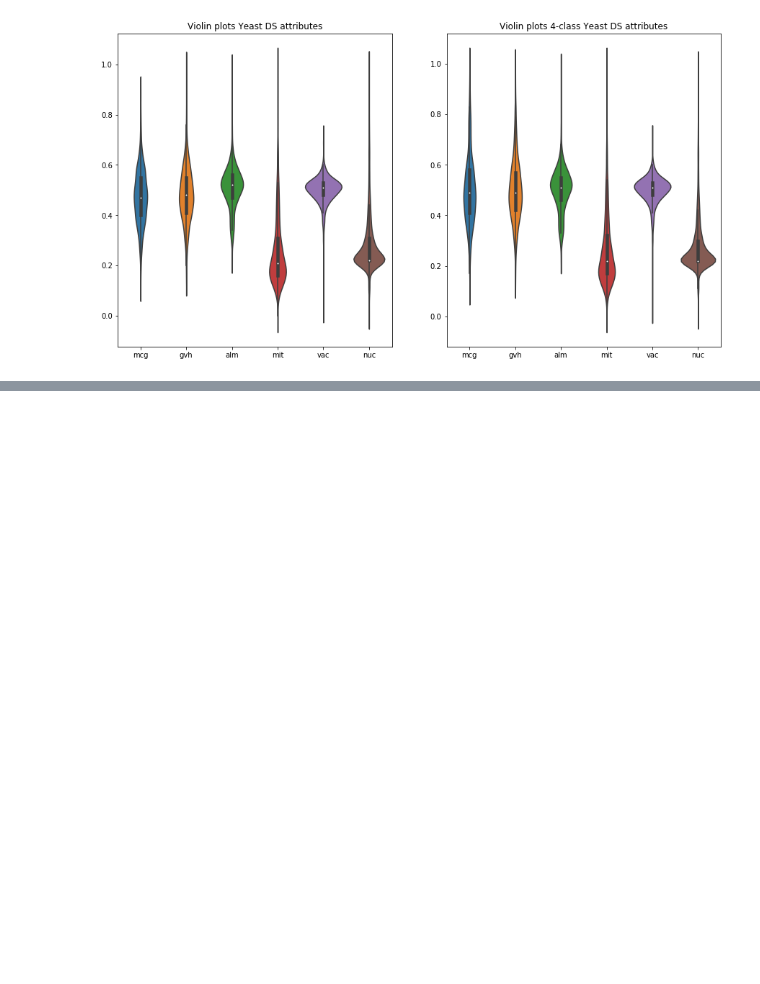
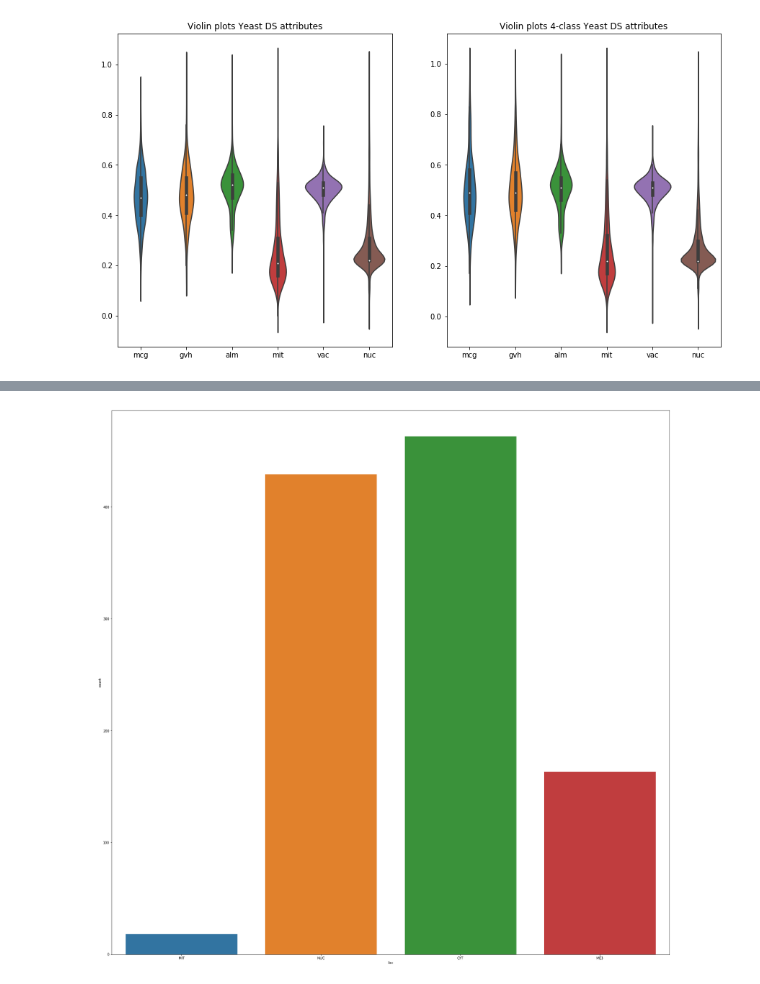
Before and after one commit to DiegoAnas/SPEML-Explainability, a Jupyter notebook: explain_skater.ipynb, the cells around one changed output, grey strips where cells are left out. Saved outputs shown, nothing was run; the diff lists cells and outputs as text; code cells hidden in the pictures; blank space fills up the shorter version.

Commit message:
Remove observations and keep 30 percent
Signed-off-by: Bassel Mahmoud <bassel_mac@hotmail.com>

```diff
--- a/explain_skater.ipynb
+++ b/explain_skater.ipynb
@@ -176,0 +164,17 @@ TypeError: __init__() got an unexpected keyword argument 'feature_names'
+# %%
+
+#Remove observations, do the same
+yeastDataOCYT = yeast4Classes.drop(yeast4Classes[(yeast4Classes["loc"] == "MIT")].index)
+yeastDataCYT = yeast4Classes.drop(yeast4Classes[(yeast4Classes["loc"] != "MIT")].index)
+yeast30CYT = yeastDataCYT.loc[0:len(yeastDataCYT) * 0.3]
+
+
+#yeast4Classes30CYT = yeastDataOCYT.append(yeast30CYT)
+yeast4Classes30CYT = pd.concat([yeastDataOCYT, yeast30CYT])
+
+yeast4Classes30CYT = yeast4Classes30CYT.sort_index(ascending=True)
+yeast4Classes30CYT.shape
+#yeastDataOCYT.shape
+ax = sns.countplot(yeast4Classes30CYT["loc"])
+# %% [output]
+[figure, added]
```
Also changed, not shown: parts of 7 cells of this notebook.
